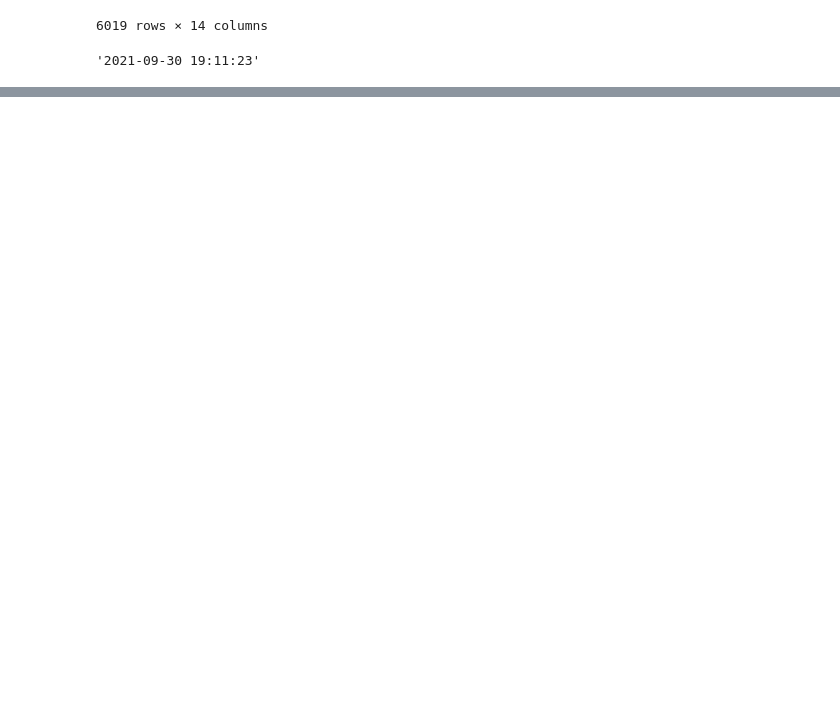
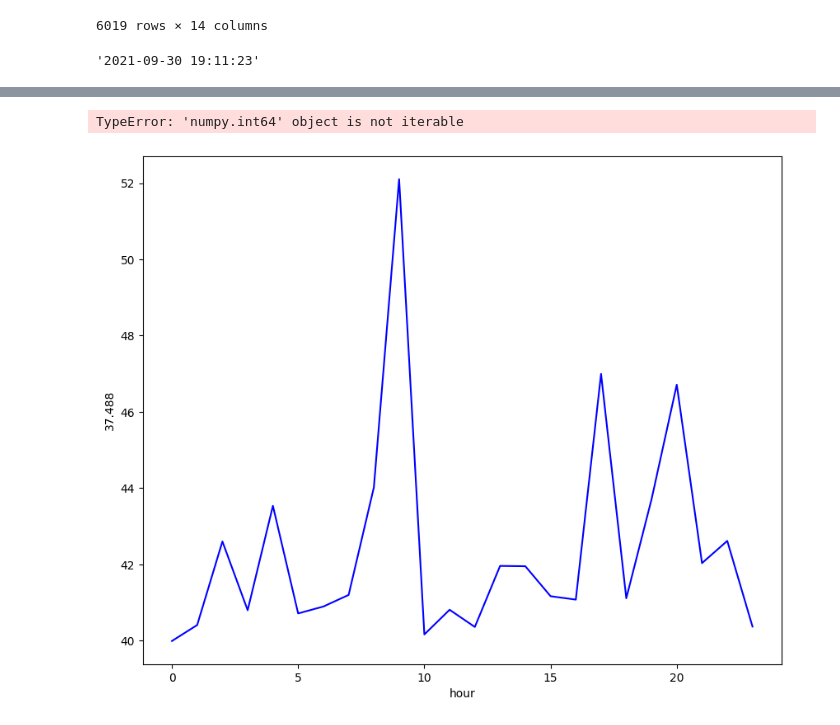
Before and after one commit to internet-equity/netrics-data, a Jupyter notebook: code/SingledeviceRC.ipynb, the cells around one changed output, grey strips where cells are left out. Drawn from its saved outputs; the diff is of its cells as text; code cells hidden in the pictures; blank space fills up the shorter version.

```diff
--- a/code/SingledeviceRC.ipynb
+++ b/code/SingledeviceRC.ipynb
@@ -214,0 +178,3 @@ loc_date3
+# %%
+atlanta_device_avg.hour = atlanta_device_avg['hour'].astype('int')
+print(atlanta_device_avg.dtypes)
@@ -214,0 +204,4 @@ loc_date3
+# %%
+#atlanta_device_avgx means the min hour
+atlanta_device_avgx= atlanta_device_avg['hour'].min()
+atlanta_device_avgx
@@ -214,0 +210,4 @@ loc_date3
+# %%
+#atlanta_device_avgy means the max hour
+atlanta_device_avgy = atlanta_device_avg['hour'].max()
+atlanta_device_avgy
@@ -214,0 +216,4 @@ loc_date3
+# %%
+#atlanta_device_avgm means grouping by the latency of a specfic hour and finding the max
+atlanta_device_avgm = atlanta_device_avg.groupby('hour')[['37.488']].max()
+atlanta_device_avgm
@@ -214,0 +239,13 @@ loc_date3
+# %%
+import matplotlib.pyplot as plt
+import numpy as np
+import seaborn as sns
+
+fig,ax =  plt.subplots(figsize = ( 10, 8))
+sns.lineplot( x = "hour", y = "37.488",
+             color = 'blue', data = atlanta_device_avgm,
+             ax = ax)
+plt.xticks(np.arange(min(atlanta_device_avgx), max(atlanta_device_avgy)+1, 1.0))
+# %% [output]
+TypeError: 'numpy.int64' object is not iterable
+[figure, added]
```
Also changed, not shown: parts of 8 cells of this notebook.
